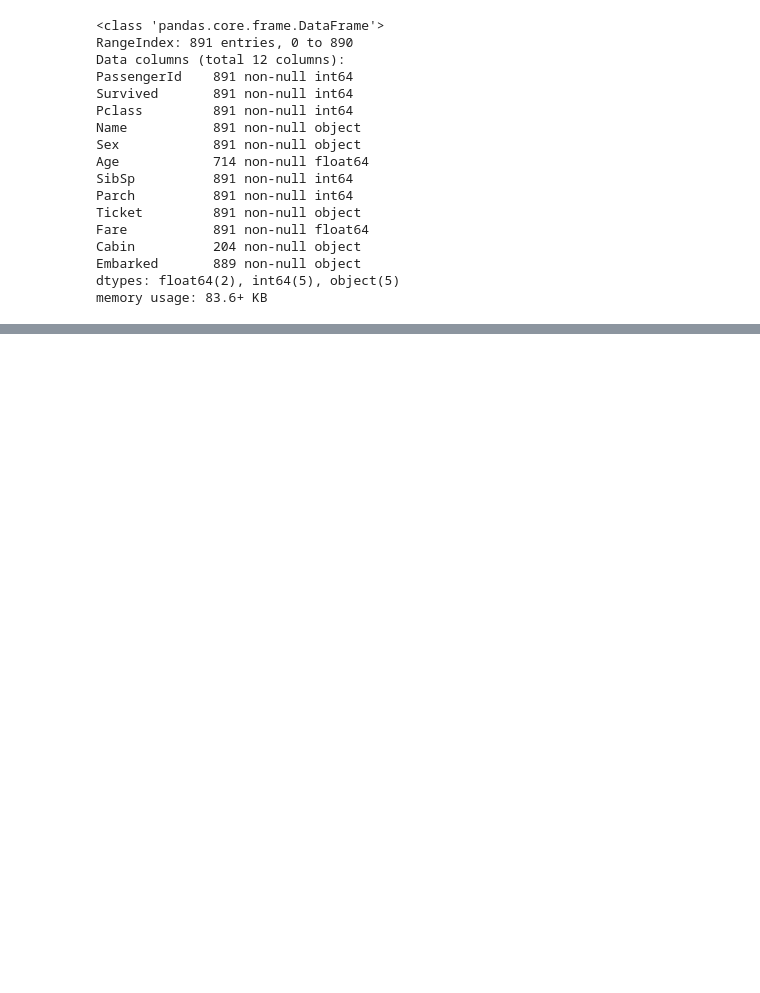
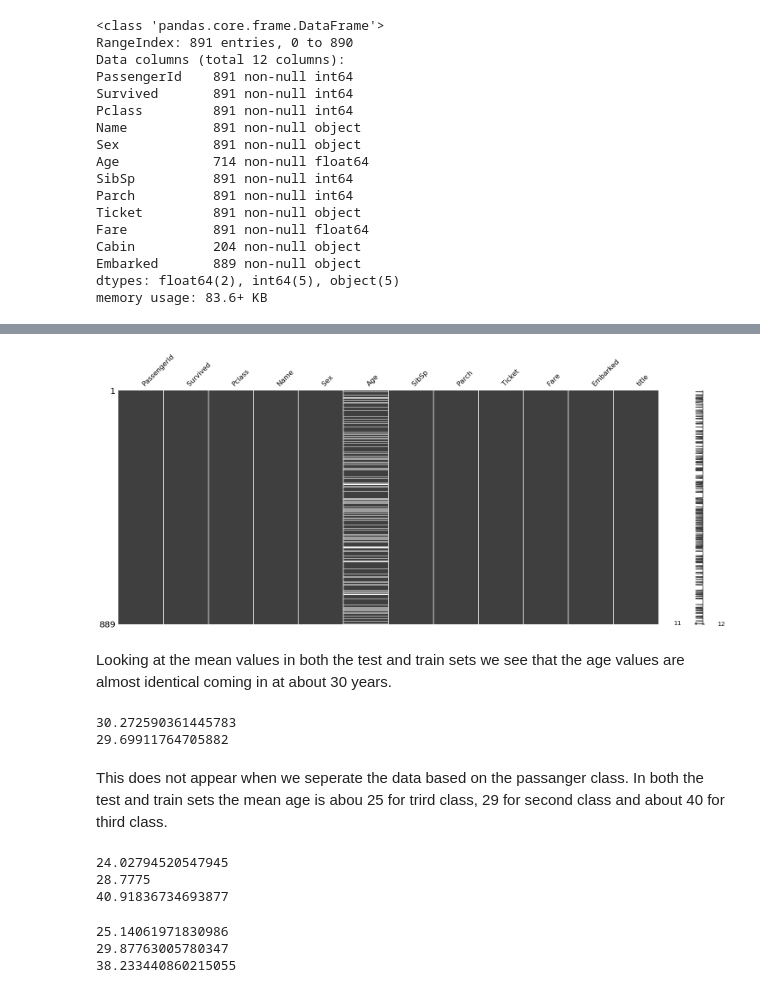
Before and after one commit to satrojan/Titanic, a Jupyter notebook: Titanic.ipynb, the cells around one changed output, grey strips where cells are left out. Saved outputs shown, nothing was run; the diff lists cells and outputs as text; code cells hidden in the pictures; blank space fills up the shorter version.

```diff
--- a/Titanic.ipynb
+++ b/Titanic.ipynb
@@ -84,4 +72,7 @@ str_srch = r'(?:Mr\.|Mrs\.|Miss\.|Master\.|Don\.|Rev\.|Dr\.)+'
+# %%
+import re
+str_srch = r',\s(.*?)\.' #get all values between ', ' and '.'
 # %%
 df_train['title'] = [re.findall(str_srch,i) for i in df_train.Name.values]
 # %%
-df_train.title = np.where(df_train.title.values, df_train.title.values, np.NaN)
+df_train.title = [df_train.title.values[i][0] for i in range(df_train.shape[0])]
@@ -106,0 +111,30 @@ str_srch = r'(?:Mr\.|Mrs\.|Miss\.|Master\.|Don\.|Rev\.|Dr\.|Jonkheer\.|Countess\
+# %%
+msno.matrix(df_train);
+# %% [output]
+[figure, added]
+# %% [markdown]
+Looking at the mean values in both the test and train sets we see that the age values are almost identical coming in at about 30 years.
+# %%
+print(df_test.Age.mean())
+print(df_train.Age.mean())
+# %% [output]
+30.272590361445783
+29.69911764705882
+# %% [markdown]
+This does not appear when we seperate the data based on the passanger class. In both the test and train sets the mean age is abou 25 for trird class, 29 for second class and about 40 for third class.
+# %%
+print(df_test[df_test.Pclass==3].Age.mean())
+print(df_test[df_test.Pclass==2].Age.mean())
+print(df_test[df_test.Pclass==1].Age.mean())
+# %% [output]
+24.02794520547945
+28.7775
+40.91836734693877
+# %%
+print(df_train[df_train.Pclass==3].Age.mean())
+print(df_train[df_train.Pclass==2].Age.mean())
+print(df_train[df_train.Pclass==1].Age.mean())
+# %% [output]
+25.14061971830986
+29.87763005780347
+38.233440860215055
```
Also changed, not shown: parts of 29 cells of this notebook.
